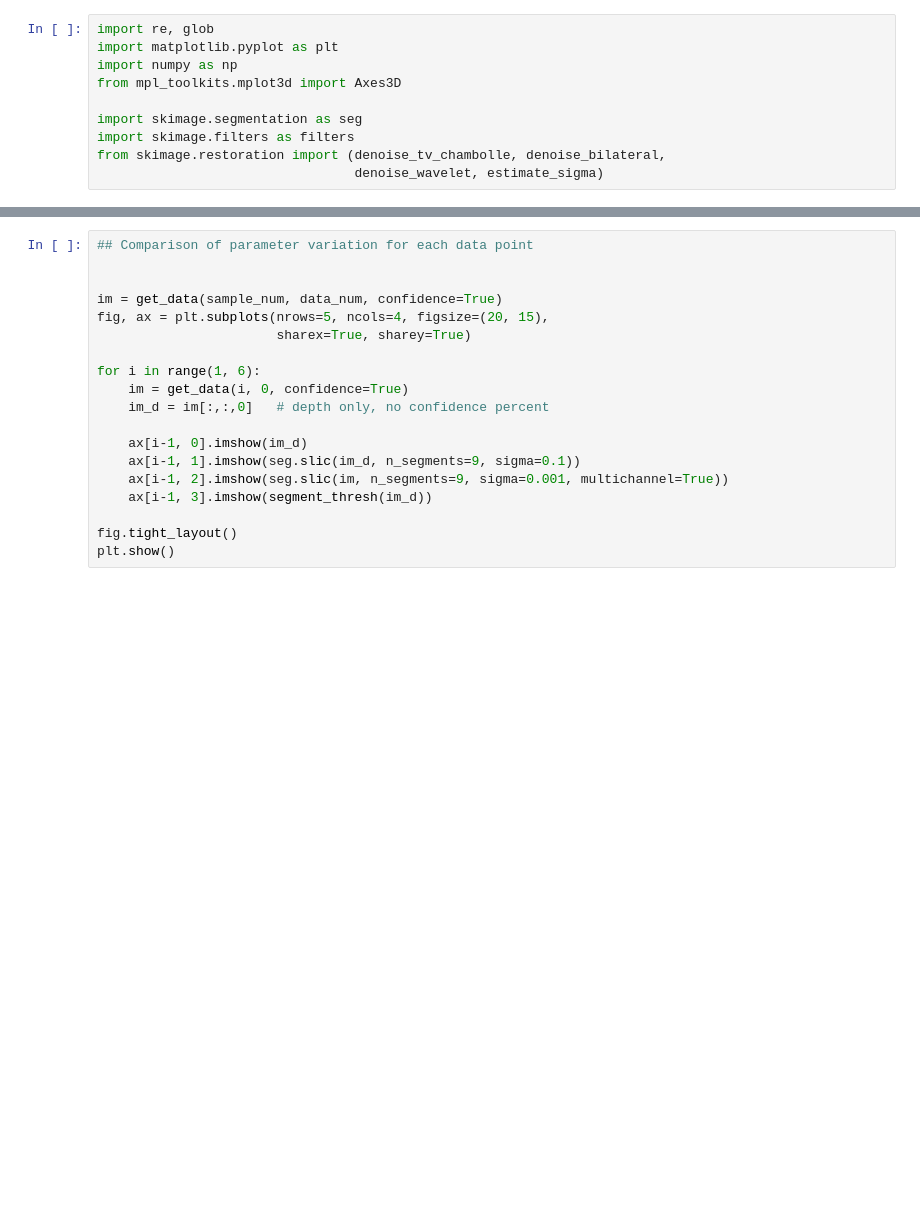
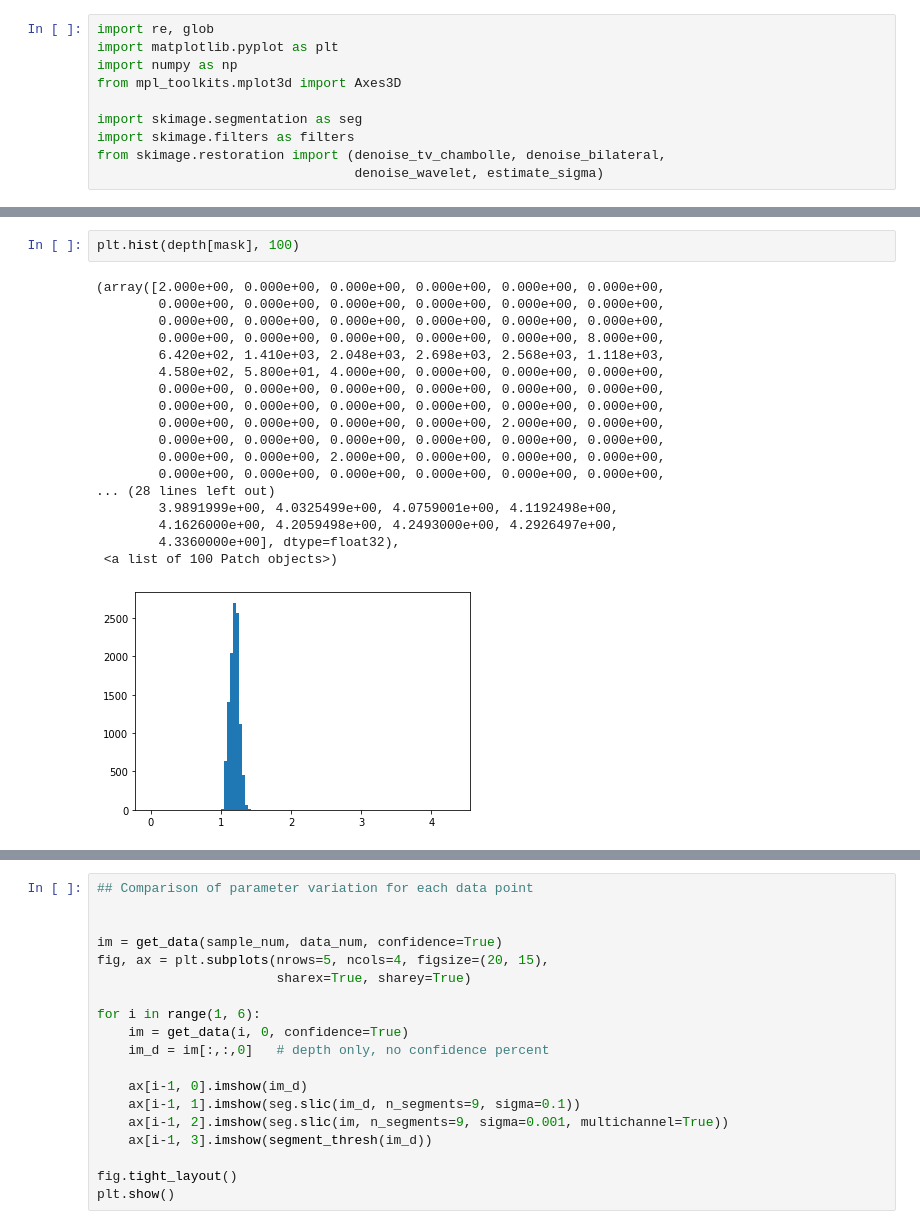
Before and after one commit to ameliaholcomb/trees, a Jupyter notebook: TreeProcessing/TreeProcessor.ipynb, the cells around one changed output, grey strips where cells are left out. Drawn from its saved outputs; the diff is of its cells as text; blank space fills up the shorter version.

```diff
--- a/TreeProcessing/TreeProcessor.ipynb
+++ b/TreeProcessing/TreeProcessor.ipynb
@@ -78 +79,22 @@ hiy
+# %%
+plt.hist(depth[mask], 100)
+# %% [output]
+(array([2.000e+00, 0.000e+00, 0.000e+00, 0.000e+00, 0.000e+00, 0.000e+00,
+        0.000e+00, 0.000e+00, 0.000e+00, 0.000e+00, 0.000e+00, 0.000e+00,
+        0.000e+00, 0.000e+00, 0.000e+00, 0.000e+00, 0.000e+00, 0.000e+00,
+        0.000e+00, 0.000e+00, 0.000e+00, 0.000e+00, 0.000e+00, 8.000e+00,
+        6.420e+02, 1.410e+03, 2.048e+03, 2.698e+03, 2.568e+03, 1.118e+03,
+        4.580e+02, 5.800e+01, 4.000e+00, 0.000e+00, 0.000e+00, 0.000e+00,
+        0.000e+00, 0.000e+00, 0.000e+00, 0.000e+00, 0.000e+00, 0.000e+00,
+        0.000e+00, 0.000e+00, 0.000e+00, 0.000e+00, 0.000e+00, 0.000e+00,
+        0.000e+00, 0.000e+00, 0.000e+00, 0.000e+00, 2.000e+00, 0.000e+00,
+        0.000e+00, 0.000e+00, 0.000e+00, 0.000e+00, 0.000e+00, 0.000e+00,
+        0.000e+00, 0.000e+00, 2.000e+00, 0.000e+00, 0.000e+00, 0.000e+00,
+        0.000e+00, 0.000e+00, 0.000e+00, 0.000e+00, 0.000e+00, 0.000e+00,
+... (28 lines left out)
+        3.9891999e+00, 4.0325499e+00, 4.0759001e+00, 4.1192498e+00,
+        4.1626000e+00, 4.2059498e+00, 4.2493000e+00, 4.2926497e+00,
+        4.3360000e+00], dtype=float32),
+ <a list of 100 Patch objects>)
+[figure, added]
 # %%
```
Also changed, not shown: parts of 3 cells of this notebook, 1 other file.
